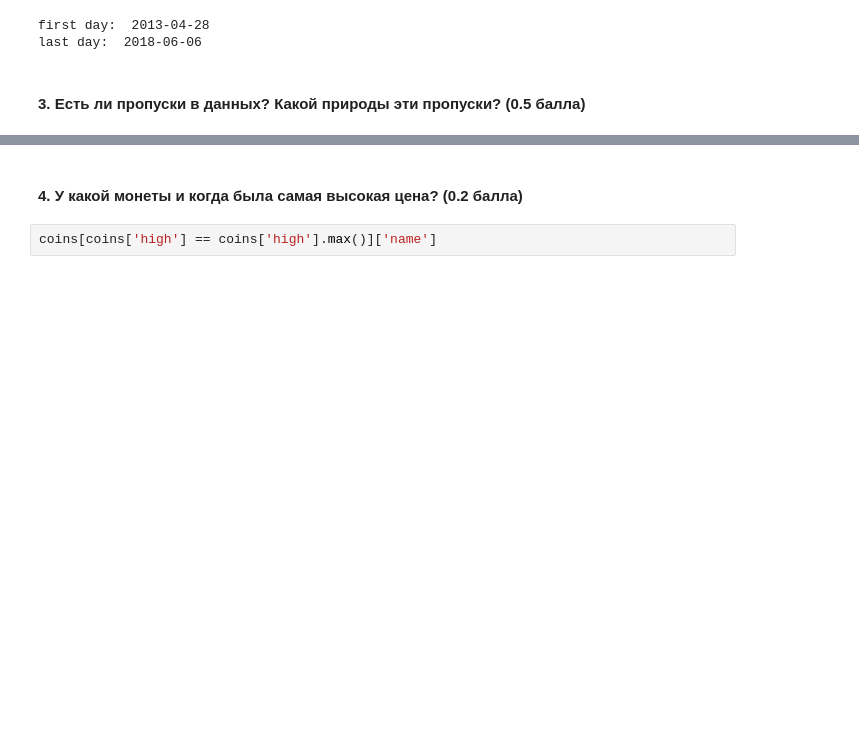
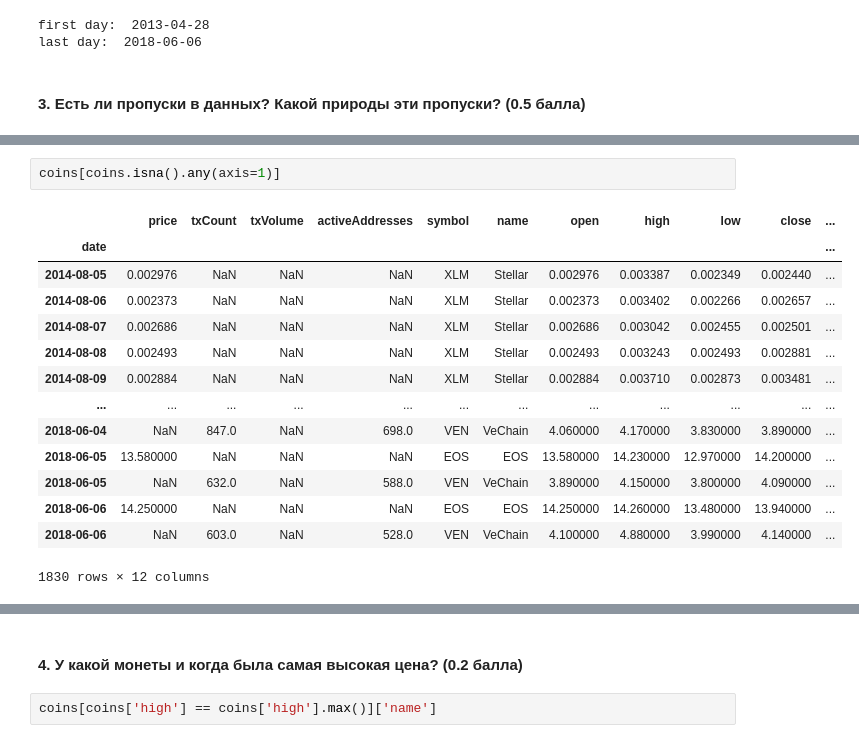
Before and after one commit to Vssmmrr/python2020, a Jupyter notebook: LabWork/LabWork.ipynb, the cells around one changed output, grey strips where cells are left out. Saved outputs shown, nothing was run; the diff lists cells and outputs as text; blank space fills up the shorter version.

```diff
--- a/LabWork/LabWork.ipynb
+++ b/LabWork/LabWork.ipynb
@@ -80,0 +95,17 @@ yes, there are skips
+# %%
+coins[coins.isna().any(axis=1)]
+# %% [output]
+|  | price | txCount | txVolume | activeAddresses | symbol | name | open | high | low | close | ... |
+| date |  |  |  |  |  |  |  |  |  |  | ... |
+| 2014-08-05 | 0.002976 | NaN | NaN | NaN | XLM | Stellar | 0.002976 | 0.003387 | 0.002349 | 0.002440 | ... |
+| 2014-08-06 | 0.002373 | NaN | NaN | NaN | XLM | Stellar | 0.002373 | 0.003402 | 0.002266 | 0.002657 | ... |
+| 2014-08-07 | 0.002686 | NaN | NaN | NaN | XLM | Stellar | 0.002686 | 0.003042 | 0.002455 | 0.002501 | ... |
+| 2014-08-08 | 0.002493 | NaN | NaN | NaN | XLM | Stellar | 0.002493 | 0.003243 | 0.002493 | 0.002881 | ... |
+| 2014-08-09 | 0.002884 | NaN | NaN | NaN | XLM | Stellar | 0.002884 | 0.003710 | 0.002873 | 0.003481 | ... |
+| ... | ... | ... | ... | ... | ... | ... | ... | ... | ... | ... | ... |
+| 2018-06-04 | NaN | 847.0 | NaN | 698.0 | VEN | VeChain | 4.060000 | 4.170000 | 3.830000 | 3.890000 | ... |
+| 2018-06-05 | 13.580000 | NaN | NaN | NaN | EOS | EOS | 13.580000 | 14.230000 | 12.970000 | 14.200000 | ... |
+| 2018-06-05 | NaN | 632.0 | NaN | 588.0 | VEN | VeChain | 3.890000 | 4.150000 | 3.800000 | 4.090000 | ... |
+| 2018-06-06 | 14.250000 | NaN | NaN | NaN | EOS | EOS | 14.250000 | 14.260000 | 13.480000 | 13.940000 | ... |
+| 2018-06-06 | NaN | 603.0 | NaN | 528.0 | VEN | VeChain | 4.100000 | 4.880000 | 3.990000 | 4.140000 | ... |
+1830 rows × 12 columns
```
Also changed, not shown: parts of 9 cells of this notebook.
